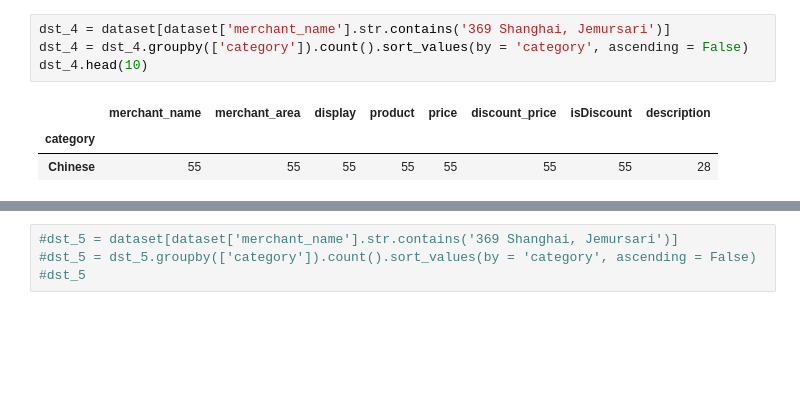
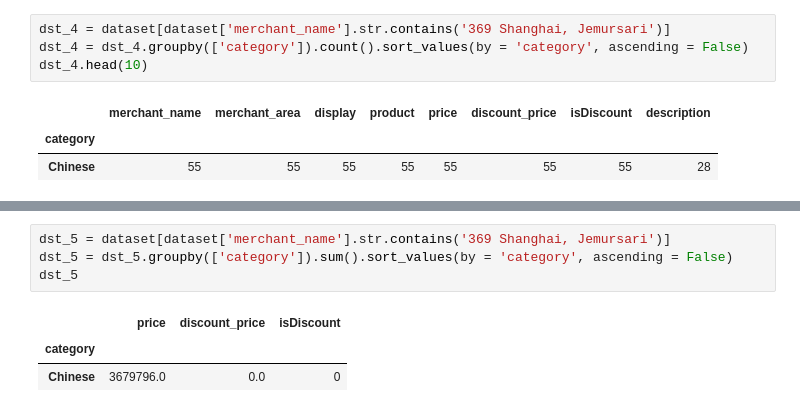
Before and after one commit to Edy-Mochamad/Analysis-Product-Revenue, a Jupyter notebook: produklist.ipynb, the cells around one changed output, grey strips where cells are left out. Cells and saved outputs as stored; diff of their text form; blank space fills up the shorter version.

Commit message:
chinese food at 369 Shanghai, Jemursari

```diff
--- a/produklist.ipynb
+++ b/produklist.ipynb
@@ -290,6 +290,10 @@ cek.head(10)
 | 29981 | 369 Shanghai, Jemursari | surabaya | Chinese | Soup | Sup Shanghai | 84000.0 | 0.0 | 0 | ... |
 | 29982 | 369 Shanghai, Jemursari | surabaya | Chinese | Soup | Tim Obat Ayam Hitam | 145200.0 | 0.0 | 0 | ... |
 # %%
-#dst_5 = dataset[dataset['merchant_name'].str.contains('369 Shanghai, Jemursari')]
-#dst_5 = dst_5.groupby(['category']).count().sort_values(by = 'category', ascending = False)
-#dst_5
+dst_5 = dataset[dataset['merchant_name'].str.contains('369 Shanghai, Jemursari')]
+dst_5 = dst_5.groupby(['category']).sum().sort_values(by = 'category', ascending = False)
+dst_5
+# %% [output]
+|  | price | discount_price | isDiscount |
+| category |  |  |  |
+| Chinese | 3679796.0 | 0.0 | 0 |
```
